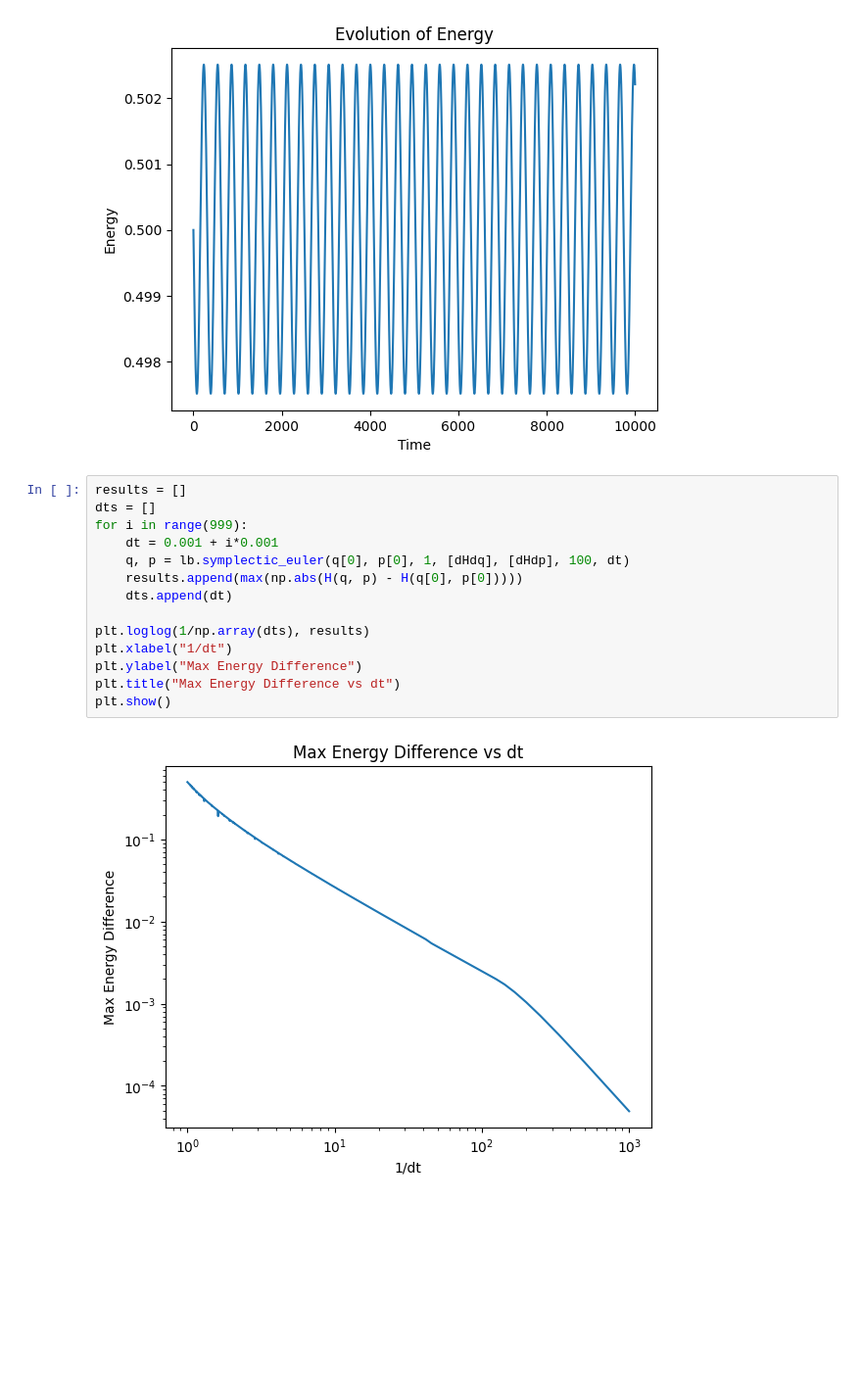
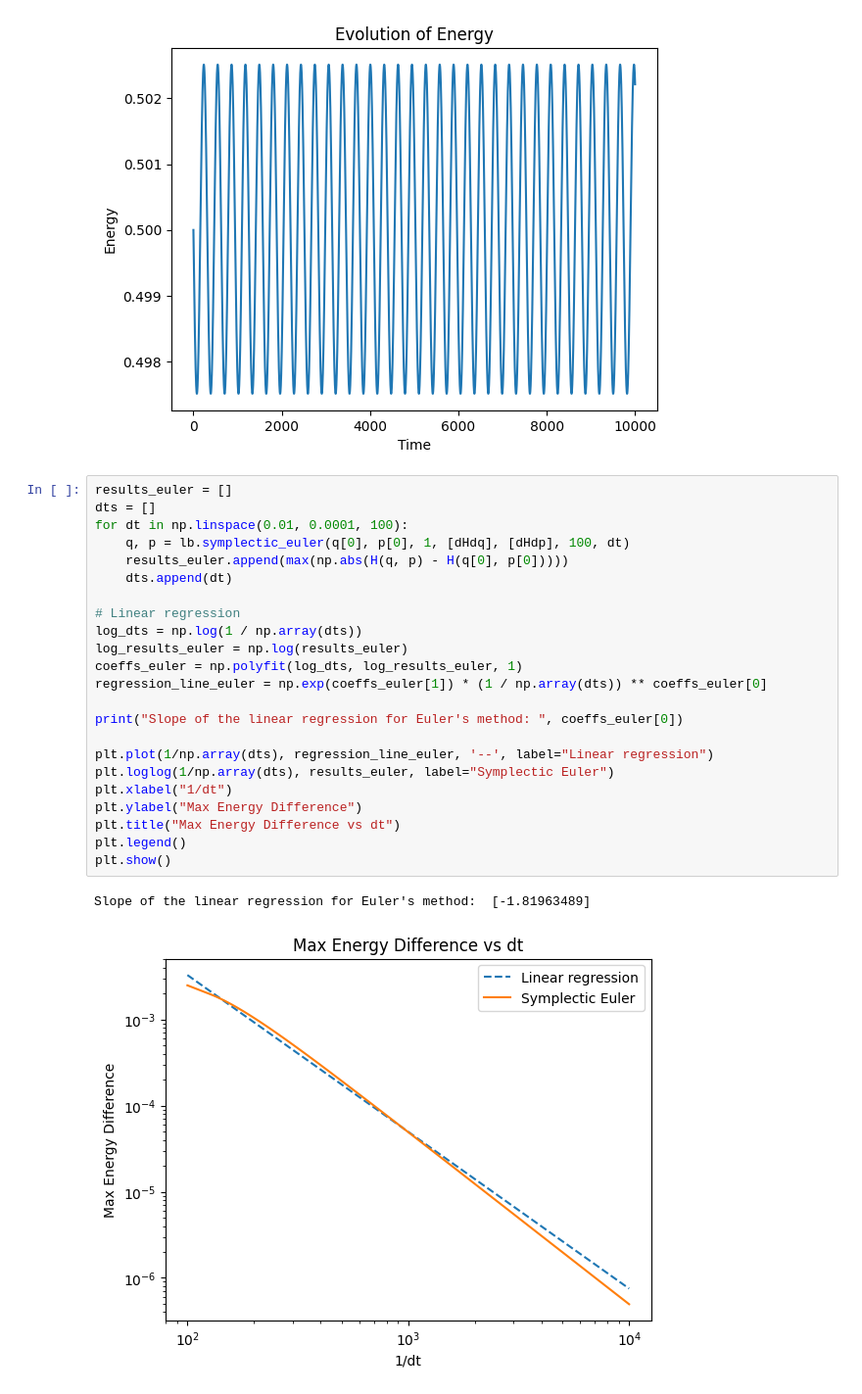
Before and after one commit to AlffonsoMV/PAMSProject, a Jupyter notebook: Code/Hamiltonian/sympl_euler_method.ipynb, the cells around one changed output. Shown at 98% size. Drawn from its saved outputs; the diff is of its cells as text; blank space fills up the shorter version.

```diff
--- a/Code/Hamiltonian/sympl_euler_method.ipynb
+++ b/Code/Hamiltonian/sympl_euler_method.ipynb
@@ -55,18 +55,28 @@ plt.show()
 [figure]
 [figure]
 # %%
-results = []
+results_euler = []
 dts = []
-for i in range(999):
-    dt = 0.001 + i*0.001
+for dt in np.linspace(0.01, 0.0001, 100):
     q, p = lb.symplectic_euler(q[0], p[0], 1, [dHdq], [dHdp], 100, dt)
-    results.append(max(np.abs(H(q, p) - H(q[0], p[0]))))
+    results_euler.append(max(np.abs(H(q, p) - H(q[0], p[0]))))
     dts.append(dt)
 
-plt.loglog(1/np.array(dts), results)
+# Linear regression
+log_dts = np.log(1 / np.array(dts))
+log_results_euler = np.log(results_euler)
+coeffs_euler = np.polyfit(log_dts, log_results_euler, 1)
+regression_line_euler = np.exp(coeffs_euler[1]) * (1 / np.array(dts)) ** coeffs_euler[0]
+
+print("Slope of the linear regression for Euler's method: ", coeffs_euler[0])
+
+plt.plot(1/np.array(dts), regression_line_euler, '--', label="Linear regression")
+plt.loglog(1/np.array(dts), results_euler, label="Symplectic Euler")
 plt.xlabel("1/dt")
 plt.ylabel("Max Energy Difference")
 plt.title("Max Energy Difference vs dt")
+plt.legend()
 plt.show()
 # %% [output]
+Slope of the linear regression for Euler's method:  [-1.81963489]
-[figure, old version]
+[figure, new version]
```
Also changed, not shown: 28 other files.
